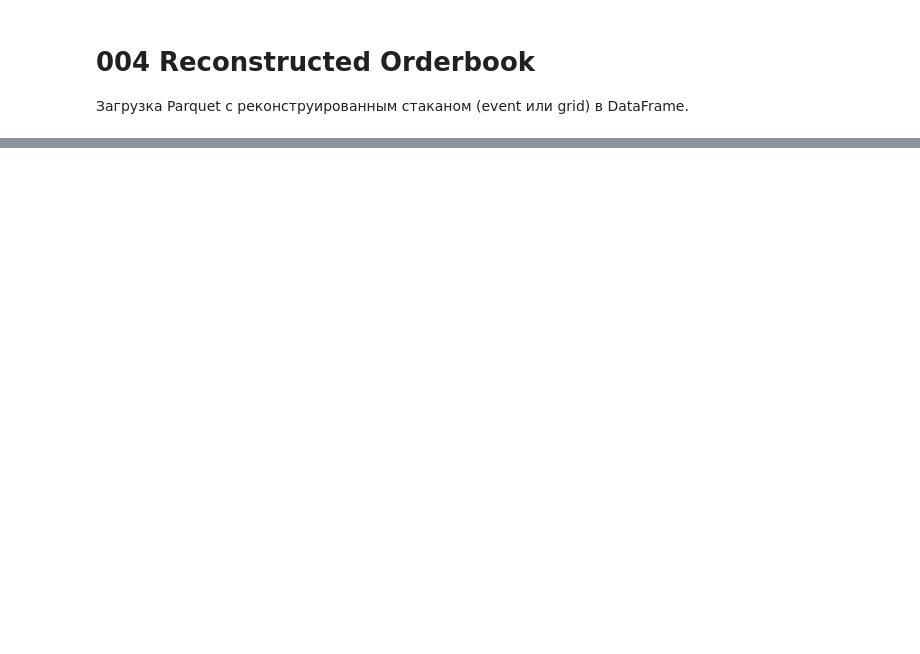
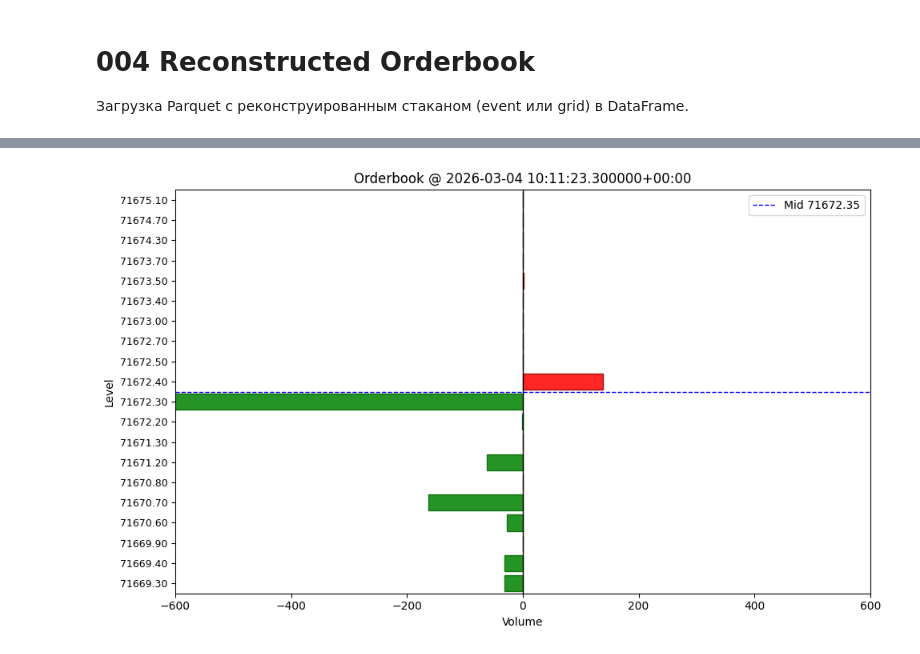
Before and after one commit to SorokaD/okx-hft-research, a Jupyter notebook: notebooks/exploratory/004_reconstructed_orderbook.ipynb, the cells around one changed output, grey strips where cells are left out. Drawn from its saved outputs; the diff is of its cells as text; code cells hidden in the pictures; blank space fills up the shorter version.

```diff
--- a/notebooks/exploratory/004_reconstructed_orderbook.ipynb
+++ b/notebooks/exploratory/004_reconstructed_orderbook.ipynb
@@ -71,0 +68,52 @@ df.describe()
+# %%
+import numpy as np
+import matplotlib.pyplot as plt
+
+# Случайный момент времени
+idx = np.random.randint(0, len(df))
+row = df.iloc[idx]
+print(f"Срез на момент: {row['ts_event']} (mid={row['mid_px']:.2f})")
+
+# Сбор уровней bid/ask
+BID_PX = [f"bid_px_{i:02d}" for i in range(1, 11)]
+BID_SZ = [f"bid_sz_{i:02d}" for i in range(1, 11)]
+ASK_PX = [f"ask_px_{i:02d}" for i in range(1, 11)]
+ASK_SZ = [f"ask_sz_{i:02d}" for i in range(1, 11)]
+
+bid_prices = np.array([row[c] for c in BID_PX], dtype=float)
+bid_sizes = np.array([row[c] for c in BID_SZ], dtype=float)
+ask_prices = np.array([row[c] for c in ASK_PX], dtype=float)
+ask_sizes = np.array([row[c] for c in ASK_SZ], dtype=float)
+bid_ok = ~np.isnan(bid_prices) & ~np.isnan(bid_sizes) & (bid_sizes > 0)
+ask_ok = ~np.isnan(ask_prices) & ~np.isnan(ask_sizes) & (ask_sizes > 0)
+bid_prices, bid_sizes = bid_prices[bid_ok], bid_sizes[bid_ok]
+ask_prices, ask_sizes = ask_prices[ask_ok], ask_sizes[ask_ok]
+bid_idx = np.argsort(-bid_prices)
+ask_idx = np.argsort(ask_prices)
+bid_prices, bid_sizes = bid_prices[bid_idx], bid_sizes[bid_idx]
+ask_prices, ask_sizes = ask_prices[ask_idx], ask_sizes[ask_idx]
+
+n_bid, n_ask = len(bid_prices), len(ask_prices)
+y_bid = np.arange(n_bid)
+y_ask = np.arange(n_bid, n_bid + n_ask)
+bid_sizes_plot = bid_sizes[::-1]  # лучший bid вверху
+
+fig, ax = plt.subplots(figsize=(10, 6))
+ax.set_xlim(-600, 600)
+bar_height = 0.8
+ax.barh(y_bid, -bid_sizes_plot, color="green", alpha=0.85, height=bar_height, edgecolor="darkgreen")
+ax.barh(y_ask, ask_sizes, color="red", alpha=0.85, height=bar_height, edgecolor="darkred")
+ax.axvline(0, color="black", linewidth=1)
+ax.axhline(n_bid - 0.5, color="blue", linewidth=1, linestyle="--", label=f"Mid {row['mid_px']:.2f}")
+ax.set_xlabel("Volume")
+ax.set_ylabel("Level")
+yticks = list(y_bid) + list(y_ask)
+ylabels = [f"{p:.2f}" for p in bid_prices[::-1]] + [f"{p:.2f}" for p in ask_prices]
+ax.set_yticks(yticks)
+ax.set_yticklabels(ylabels, fontsize=9)
+ax.set_ylim(-0.5, n_bid + n_ask - 0.5)
+ax.legend(loc="upper right")
+ax.set_title(f"Orderbook @ {row['ts_event']}")
+plt.tight_layout()
+plt.show()
+# %% [output]
@@ -71,0 +121 @@ df.describe()
+[figure, added]
```
Also changed, not shown: parts of 5 cells of this notebook, 2 other files.
